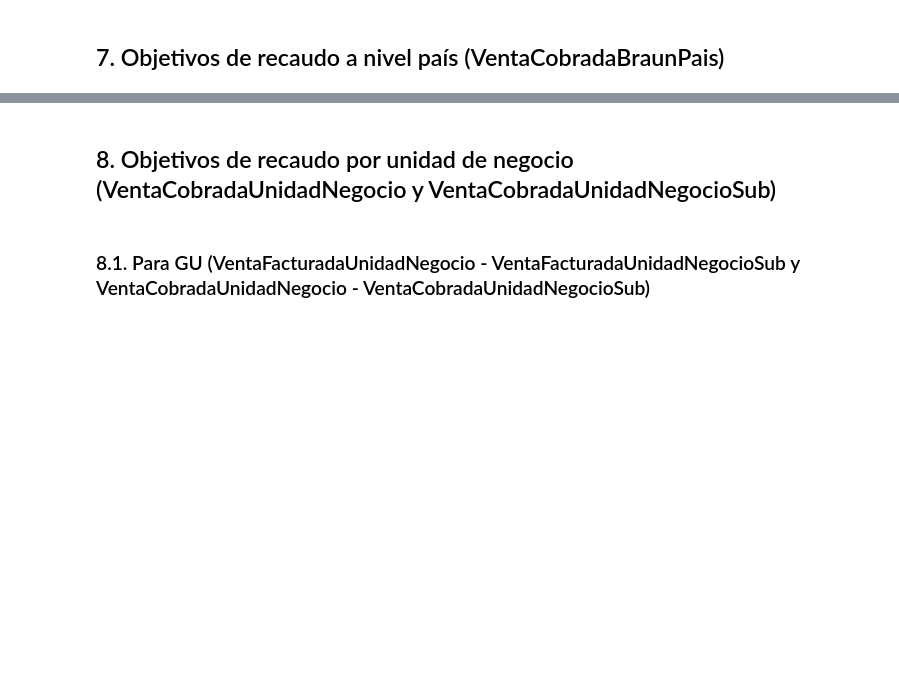
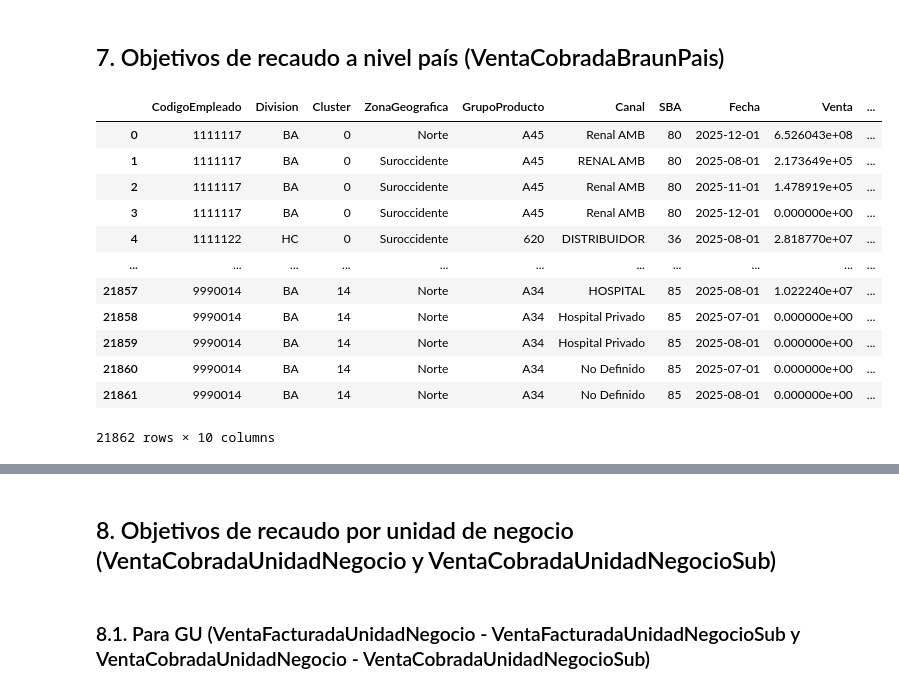
Before and after one commit to Crispelinho/Liquidations-Incentives-Jupyter, a Jupyter notebook: 1. Cálculo Variables Liquidaciones (Nueva Parrilla - 2024).ipynb, the cells around one changed output, grey strips where cells are left out. Saved outputs shown, nothing was run; the diff lists cells and outputs as text; code cells hidden in the pictures; blank space fills up the shorter version.

```diff
--- a/1. Cálculo Variables Liquidaciones (Nueva Parrilla - 2024).ipynb
+++ b/1. Cálculo Variables Liquidaciones (Nueva Parrilla - 2024).ipynb
@@ -983,2 +1411,18 @@ cumplimiento_recaudo_por_area_calculo_sub.head()
 # %% [markdown]
 ## 7. Objetivos de recaudo a nivel país (VentaCobradaBraunPais)
+# %%
+df_venta_recaudo_real
+# %% [output]
+|  | CodigoEmpleado | Division | Cluster | ZonaGeografica | GrupoProducto | Canal | SBA | Fecha | Venta | ... |
+| 0 | 1111117 | BA | 0 | Norte | A45 | Renal AMB | 80 | 2025-12-01 | 6.526043e+08 | ... |
+| 1 | 1111117 | BA | 0 | Suroccidente | A45 | RENAL AMB | 80 | 2025-08-01 | 2.173649e+05 | ... |
+| 2 | 1111117 | BA | 0 | Suroccidente | A45 | Renal AMB | 80 | 2025-11-01 | 1.478919e+05 | ... |
+| 3 | 1111117 | BA | 0 | Suroccidente | A45 | Renal AMB | 80 | 2025-12-01 | 0.000000e+00 | ... |
+| 4 | 1111122 | HC | 0 | Suroccidente | 620 | DISTRIBUIDOR | 36 | 2025-08-01 | 2.818770e+07 | ... |
+| ... | ... | ... | ... | ... | ... | ... | ... | ... | ... | ... |
+| 21857 | 9990014 | BA | 14 | Norte | A34 | HOSPITAL | 85 | 2025-08-01 | 1.022240e+07 | ... |
+| 21858 | 9990014 | BA | 14 | Norte | A34 | Hospital Privado | 85 | 2025-07-01 | 0.000000e+00 | ... |
+| 21859 | 9990014 | BA | 14 | Norte | A34 | Hospital Privado | 85 | 2025-08-01 | 0.000000e+00 | ... |
+| 21860 | 9990014 | BA | 14 | Norte | A34 | No Definido | 85 | 2025-07-01 | 0.000000e+00 | ... |
+| 21861 | 9990014 | BA | 14 | Norte | A34 | No Definido | 85 | 2025-08-01 | 0.000000e+00 | ... |
+21862 rows × 10 columns
```
Also changed, not shown: parts of 390 cells of this notebook, 3 other files.
